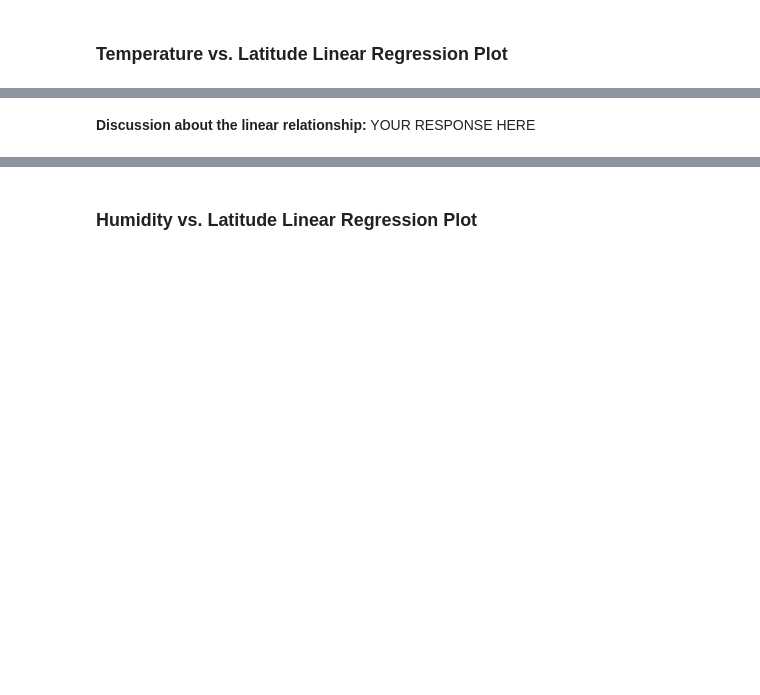
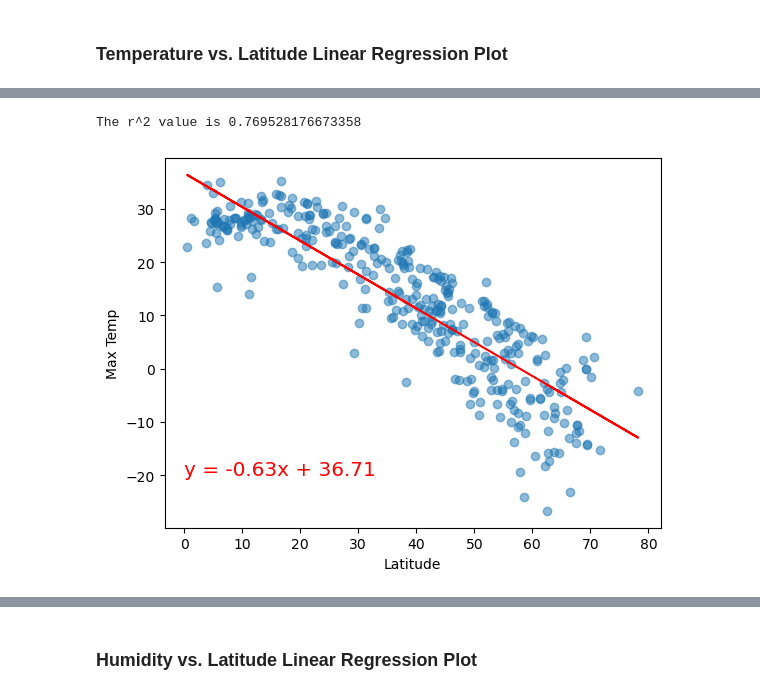
Before and after one commit to jdsouthern/python-api-challenge, a Jupyter notebook: WeatherPy/WeatherPy.ipynb, the cells around one changed output, grey strips where cells are left out. Drawn from its saved outputs; the diff is of its cells as text; code cells hidden in the pictures; blank space fills up the shorter version.

```diff
--- a/WeatherPy/WeatherPy.ipynb
+++ b/WeatherPy/WeatherPy.ipynb
@@ -270,2 +267,7 @@ plt.show()
+# %%
+# Define a function to create Linear Regression plots
+def linReg(x, y):
+    (slope, intercept, rval, pval, stderr) = linregress(x, y)
+    return ((slope * x) + intercept, rval * rval, f"y = {'%.2f' % slope}x + {'%.2f' % intercept}")
 # %%
 # Create a DataFrame with the Northern Hemisphere data (Latitude >= 0)
@@ -312,2 +302,13 @@ The r-value is: 0.4121057168607245
-# %% [markdown]
-**Discussion about the linear relationship:** YOUR RESPONSE HERE
+# %%
+# Linear regression on Northern Hemisphere
+(plot, rr, eqn) = linReg(northern_hemi_df["Lat"], northern_hemi_df["Max Temp"])
+plt.scatter(northern_hemi_df["Lat"], northern_hemi_df["Max Temp"], alpha=0.5)
+plt.plot(northern_hemi_df["Lat"], plot, color='r')
+plt.xlabel("Latitude")
+plt.ylabel("Max Temp")
+plt.text(0, -20, eqn, color='r', fontsize='x-large')
+print(f"The r^2 value is {rr}")
+plt.show()
+# %% [output]
+The r^2 value is 0.769528176673358
+[figure, added]
```
Also changed, not shown: parts of 25 cells of this notebook.
